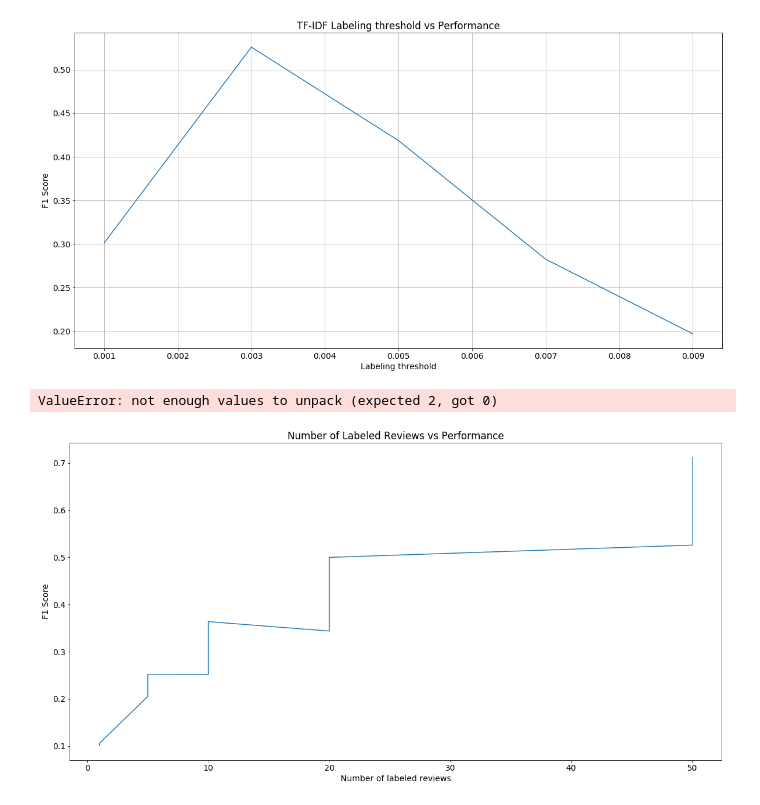
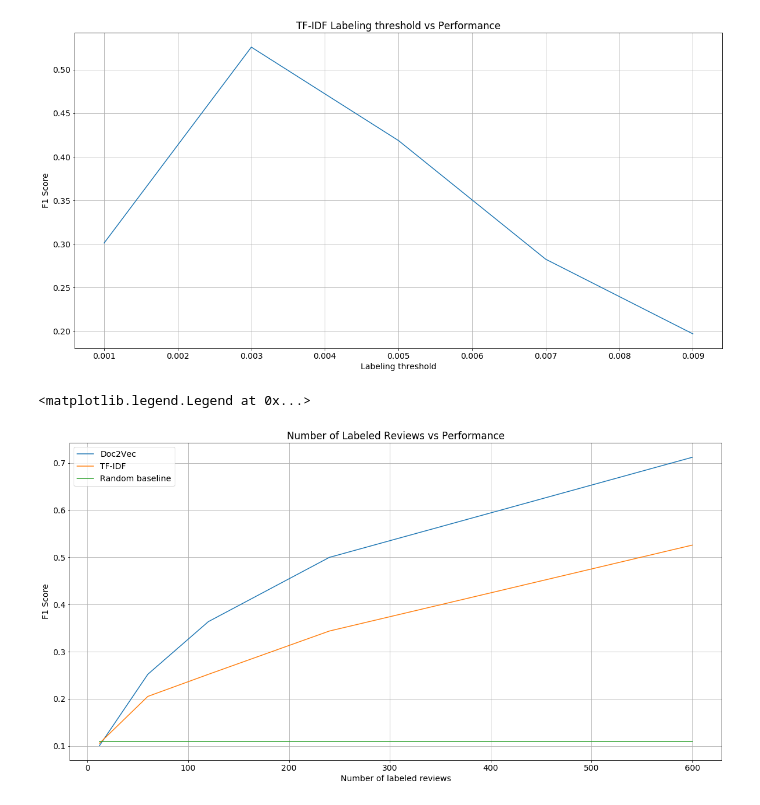
Before and after one commit to erayyildiz/PersonalizedPageRankForCategorization, a Jupyter notebook: PersonalizedPageRankForCategorization.ipynb, the cells around one changed output. Saved outputs shown, nothing was run; the diff lists cells and outputs as text; code cells hidden in the pictures.

```diff
--- a/PersonalizedPageRankForCategorization.ipynb
+++ b/PersonalizedPageRankForCategorization.ipynb
@@ -443,6 +411,6 @@ plt.show()
 # %%
 # CREATE AND PLOT DOC2VEC SIMILARITY GRAPH
-doc2vec_graph = create_graph(doc2vec_adjacency_matrix, threshold=0.8)
+doc2vec_graph = create_graph(doc2vec_adjacency_matrix, threshold=0.6)
 # %%
 # PLOT SAMPLES IN DOC2VEC SIMILARITY GRAPH
 subsample_graph = get_meaningful_subgraph(doc2vec_graph)
@@ -707,0 +618,25 @@ printmd("** Best threshold for doc2vec: ** {}".format(best_doc2vec_threshold))
+# %%
+# SELECT BEST CONFIGURATION
+best_tfidf_threshold = 0.0
+best_doc2vec_threshold = 0.0
+doc2vec_max_acc = 0.0
+tf_idf_max_acc = 0.0
+doc2vec_best_conf = ""
+tfidf_best_conf = ""
+for index, row in result_df.transpose().iterrows():
+    conf_name = index
+    if conf_name.startswith("TF-IDF") and row["Average F1 Score"] > tf_idf_max_acc:
+        tf_idf_max_acc = row["Average F1 Score"]
+        tfidf_best_conf = conf_name
+        best_tfidf_threshold = row["Labeling Threshold"]
+    elif row["Average F1 Score"] > doc2vec_max_acc:
+        doc2vec_max_acc = row["Average F1 Score"]
+        doc2vec_best_conf = conf_name
+        best_doc2vec_threshold = row["Labeling Threshold"]
+
+printmd("** Best threshold for Doc2Vec: ** {}".format(best_doc2vec_threshold))
+printmd("** Best Doc2Vec Configuration: ** {}".format(doc2vec_best_conf))
+printmd("** Best Doc2Vec F1 Score: ** {}".format(doc2vec_max_acc))
+printmd("** Best threshold for TF-IDF: ** {}".format(best_tfidf_threshold))
+printmd("** Best TF-IDF Configuration: ** {}".format(tfidf_best_conf))
+printmd("** Best TF-IDF F1 Score: ** {}".format(tf_idf_max_acc))
@@ -711,7 +666,9 @@ doc2vec_threshold = []
 doc2vec_f_scores = []
 tf_idf_threshold = []
 tf_idf_f_scores = []
-for conf_name, conf_dic in results_dic.items():
+for index, row in result_df.transpose().iterrows():
+    conf_name = index
+    conf_dic = row
     if conf_name.startswith("TF-IDF") and conf_dic["Number of labeled reviews"] == 50:
         if "first" not in conf_name:
             tf_idf_threshold.append(conf_dic["Labeling Threshold"])
@@ -744,38 +701,40 @@ plt.autoscale()
 # %%
 # Number of labeled reviews - F Score plot
 doc2vec_num_seed = []
 doc2vec_f_scores = []
 tf_idf_num_seed = []
 tf_idf_f_scores = []
-for conf_name, conf_dic in results_dic.items():
+for index, row in result_df.transpose().iterrows():
+    conf_name = index
+    conf_dic = row
     if conf_name.startswith("TF-IDF") and conf_dic["Labeling Threshold"] == best_tfidf_threshold:
         if "first" not in conf_name:
             tf_idf_num_seed.append(conf_dic["Number of labeled reviews"])
             tf_idf_f_scores.append(conf_dic["Average F1 Score"])
     elif conf_dic["Labeling Threshold"] == best_doc2vec_threshold:
         if "first" not in conf_name:
             doc2vec_num_seed.append(conf_dic["Number of labeled reviews"])
             doc2vec_f_scores.append(conf_dic["Average F1 Score"])
 matplotlib.rcParams.update({'font.size': 14})
 fig, ax = plt.subplots(figsize=(20, 10))
 plt.title("Number of Labeled Reviews vs Performance")
 plt.ylabel("F1 Score")
 plt.xlabel("Number of labeled reviews")
 doc2vec_num_seed, doc2vec_f_scores = zip(*sorted(zip(doc2vec_num_seed, doc2vec_f_scores)))
-plt.plot(doc2vec_num_seed, doc2vec_f_scores)
+plt.plot(np.array(doc2vec_num_seed) * len(second_level_labels_set), doc2vec_f_scores)
 tf_idf_num_seed, tf_idf_f_scores = zip(*sorted(zip(tf_idf_num_seed, tf_idf_f_scores)))
-plt.plot(tf_idf_num_seed, tf_idf_f_scores)
-plt.plot(tf_idf_num_seed,
-         len(tf_idf_num_seed) * [random_base_line_result_df["Random baseline"]["Average F1 Score"]])
+plt.plot(np.array(tf_idf_num_seed) * len(second_level_labels_set), tf_idf_f_scores)
+plt.plot(np.array(tf_idf_num_seed) * len(second_level_labels_set),
+         len(tf_idf_num_seed) * [0.11])
 # plt.yscale('log')
 plt.grid(True)
 plt.legend(['Doc2Vec',
             'TF-IDF',
             'Random baseline'
            ], loc='upper left')
 # %% [output]
-ValueError: not enough values to unpack (expected 2, got 0)
+<matplotlib.legend.Legend at 0x...>
-[figure, old version]
+[figure, new version]
 # %%
 # PREDICTIONS WITH BEST CONFIGURATION
 num_seed = 50
```
Also changed, not shown: parts of 15 cells of this notebook, 5 other files.
